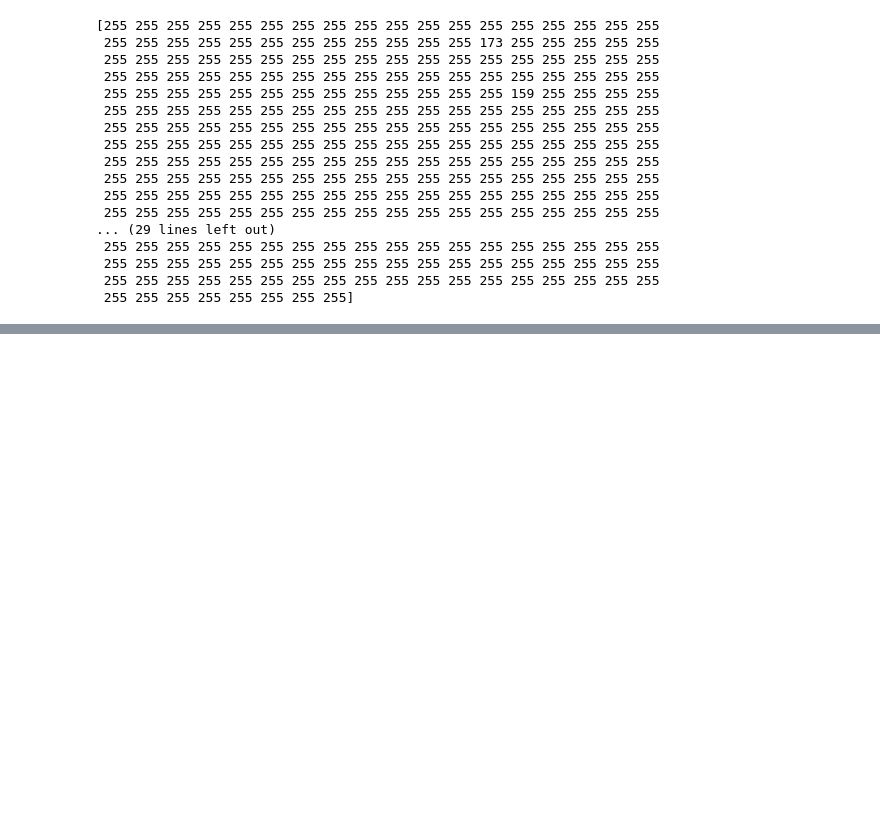
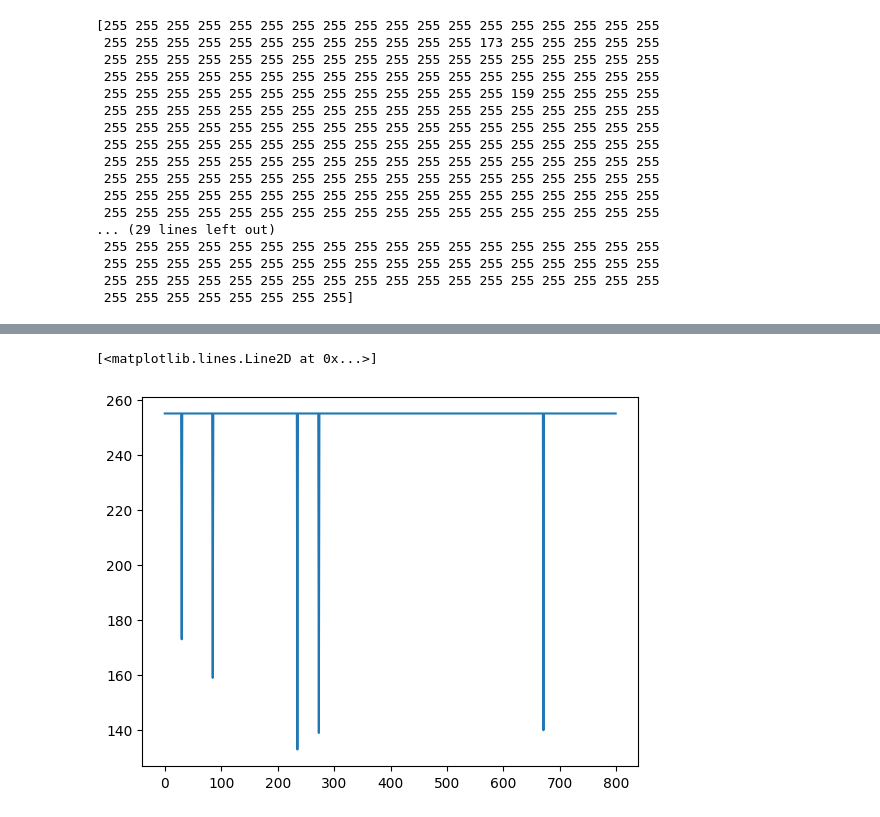
Before and after one commit to SharmilaJ14/KLA_Workshop, a Jupyter notebook: KLA Workshop.ipynb, the cells around one changed output, grey strips where cells are left out. Cells and saved outputs as stored; diff of their text form; code cells hidden in the pictures; blank space fills up the shorter version.

```diff
--- a/KLA Workshop.ipynb
+++ b/KLA Workshop.ipynb
@@ -109,0 +119,5 @@ This model will work under the condition that atleast one image will have the co
+# %%
+plt.plot(die1[0])
+# %% [output]
+[<matplotlib.lines.Line2D at 0x...>]
+[figure, added]
```
Also changed, not shown: parts of 27 cells of this notebook.
